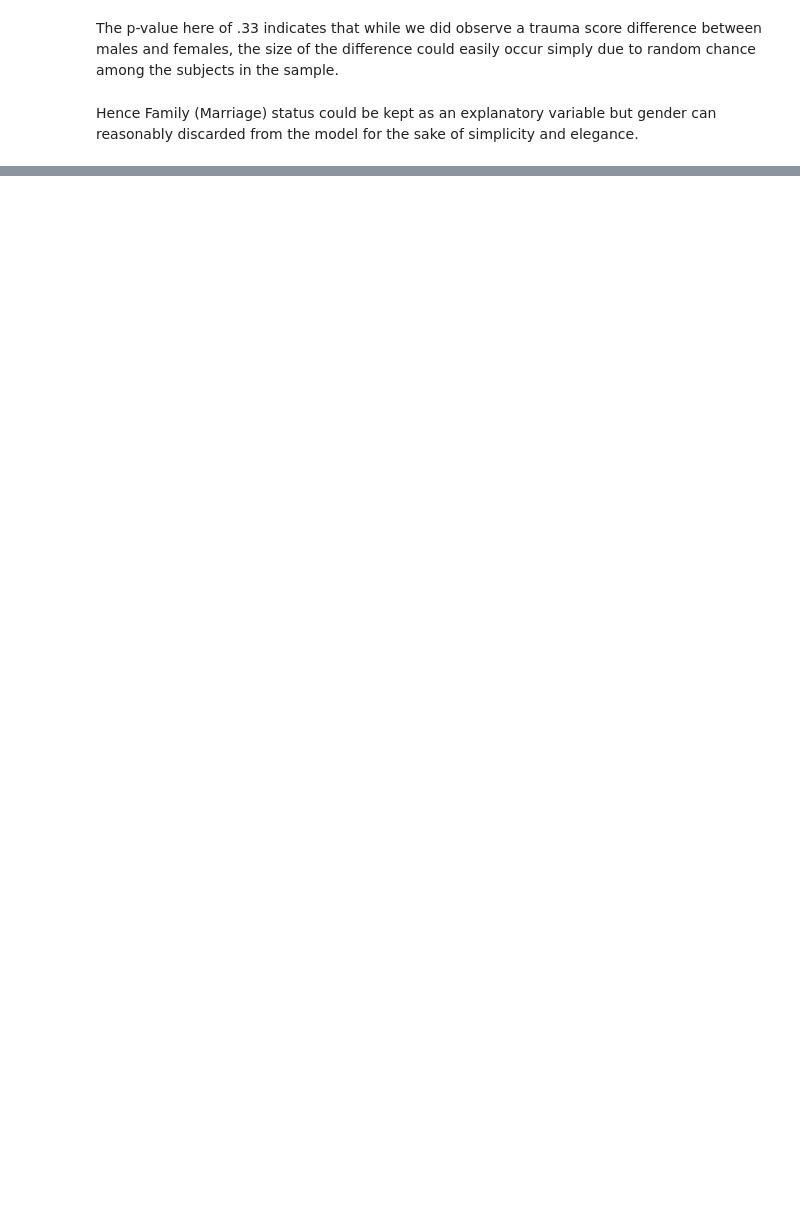
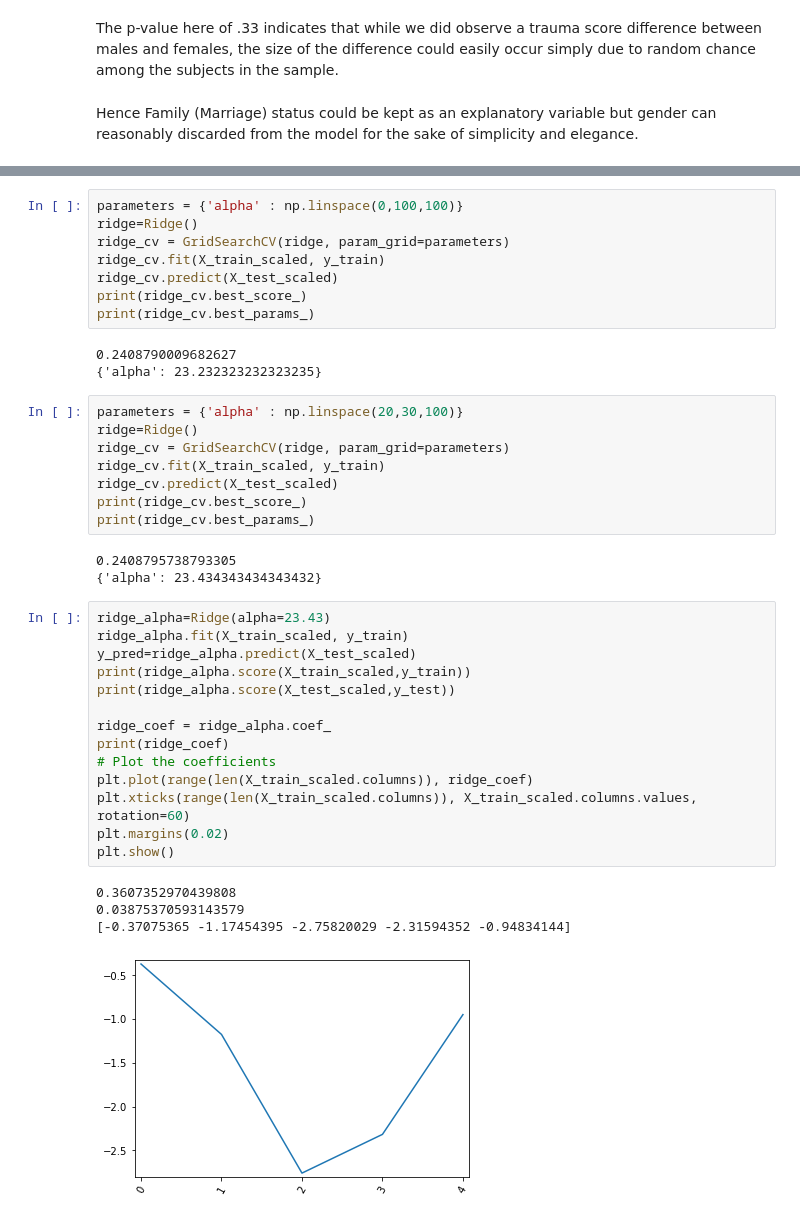
Before and after one commit to ptrim22/Bootcamp, a Jupyter notebook: Trauma_Capstone.ipynb, the cells around one changed output, grey strips where cells are left out. Drawn from its saved outputs; the diff is of its cells as text; blank space fills up the shorter version.

```diff
--- a/Trauma_Capstone.ipynb
+++ b/Trauma_Capstone.ipynb
@@ -353,0 +544,41 @@ Hence Family (Marriage) status could be kept as an explanatory variable but gend
+# %%
+parameters = {'alpha' : np.linspace(0,100,100)}
+ridge=Ridge()
+ridge_cv = GridSearchCV(ridge, param_grid=parameters)
+ridge_cv.fit(X_train_scaled, y_train)
+ridge_cv.predict(X_test_scaled)
+print(ridge_cv.best_score_)
+print(ridge_cv.best_params_)
+# %% [output]
+0.2408790009682627
+{'alpha': 23.232323232323235}
+# %%
+parameters = {'alpha' : np.linspace(20,30,100)}
+ridge=Ridge()
+ridge_cv = GridSearchCV(ridge, param_grid=parameters)
+ridge_cv.fit(X_train_scaled, y_train)
+ridge_cv.predict(X_test_scaled)
+print(ridge_cv.best_score_)
+print(ridge_cv.best_params_)
+# %% [output]
+0.2408795738793305
+{'alpha': 23.434343434343432}
+# %%
+ridge_alpha=Ridge(alpha=23.43)
+ridge_alpha.fit(X_train_scaled, y_train)
+y_pred=ridge_alpha.predict(X_test_scaled)
+print(ridge_alpha.score(X_train_scaled,y_train))
+print(ridge_alpha.score(X_test_scaled,y_test))
+
+ridge_coef = ridge_alpha.coef_
+print(ridge_coef)
+# Plot the coefficients
+plt.plot(range(len(X_train_scaled.columns)), ridge_coef)
+plt.xticks(range(len(X_train_scaled.columns)), X_train_scaled.columns.values, rotation=60)
+plt.margins(0.02)
+plt.show()
+# %% [output]
+0.3607352970439808
+0.03875370593143579
+[-0.37075365 -1.17454395 -2.75820029 -2.31594352 -0.94834144]
+[figure, added]
```
Also changed, not shown: parts of 23 cells of this notebook.
